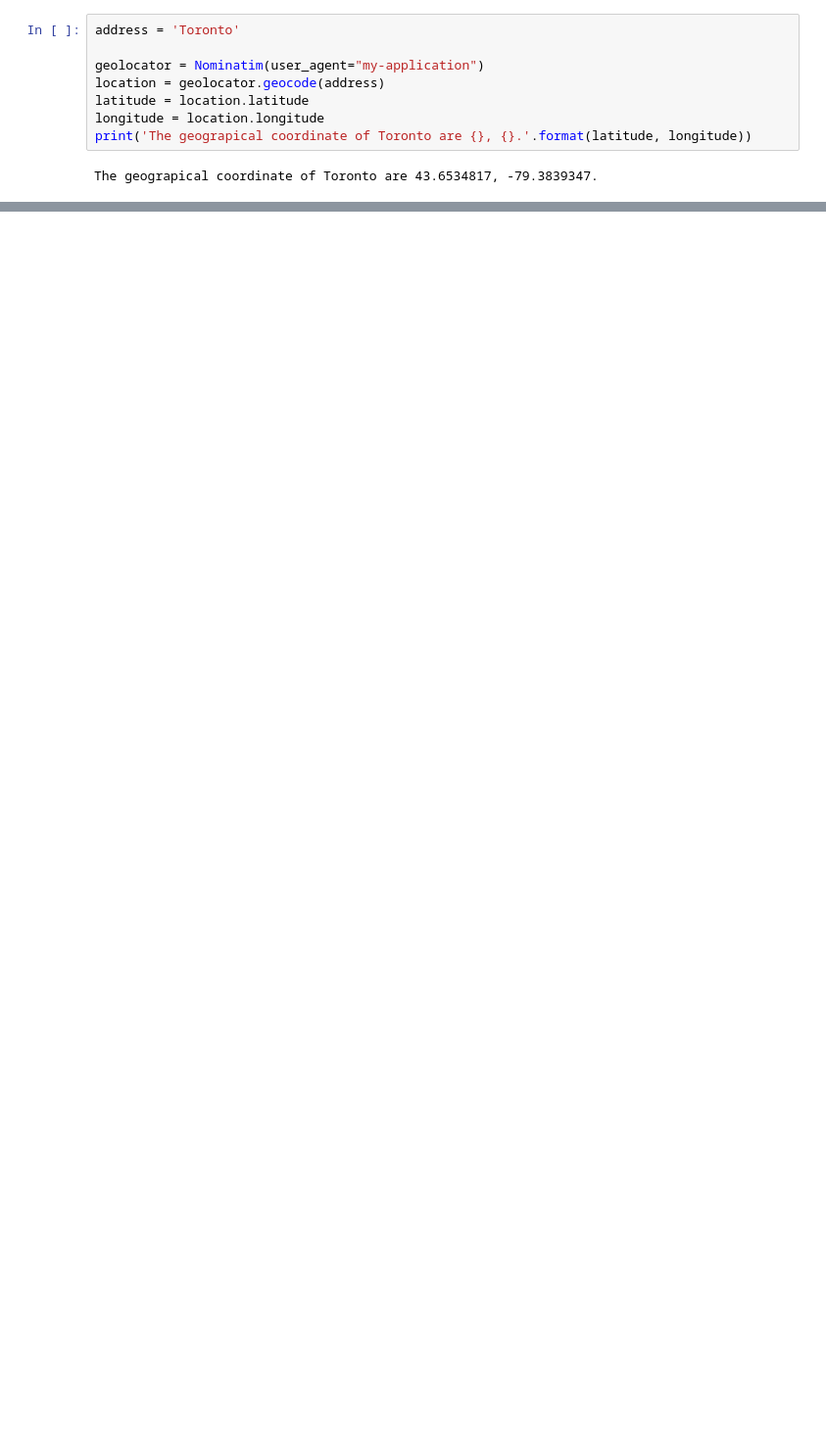
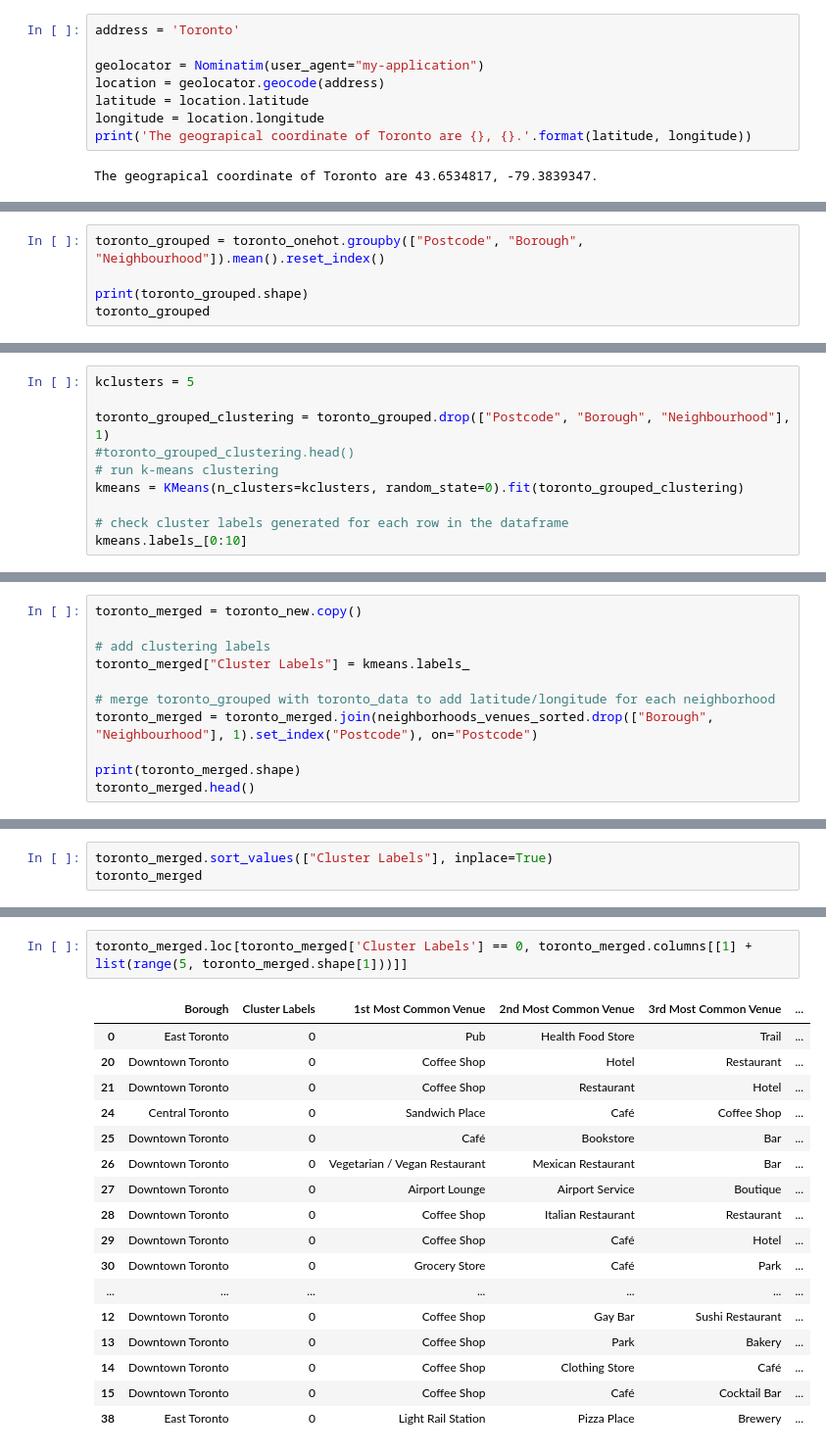
Before and after one commit to sujala111/Coursera_Capstone, a Jupyter notebook: Coursera_Capstone_Week3.ipynb, the cells around one changed output, grey strips where cells are left out. Shown at 98% size. Saved outputs shown, nothing was run; the diff lists cells and outputs as text; blank space fills up the shorter version.

```diff
--- a/Coursera_Capstone_Week3.ipynb
+++ b/Coursera_Capstone_Week3.ipynb
@@ -224,0 +388,5 @@ map_toronto
+# %%
+toronto_grouped = toronto_onehot.groupby(["Postcode", "Borough", "Neighbourhood"]).mean().reset_index()
+
+print(toronto_grouped.shape)
+toronto_grouped
@@ -224,0 +451,10 @@ map_toronto
+# %%
+kclusters = 5
+
+toronto_grouped_clustering = toronto_grouped.drop(["Postcode", "Borough", "Neighbourhood"], 1)
+#toronto_grouped_clustering.head()
+# run k-means clustering
+kmeans = KMeans(n_clusters=kclusters, random_state=0).fit(toronto_grouped_clustering)
+
+# check cluster labels generated for each row in the dataframe
+kmeans.labels_[0:10]
@@ -224,0 +463,11 @@ map_toronto
+# %%
+toronto_merged = toronto_new.copy()
+
+# add clustering labels
+toronto_merged["Cluster Labels"] = kmeans.labels_
+
+# merge toronto_grouped with toronto_data to add latitude/longitude for each neighborhood
+toronto_merged = toronto_merged.join(neighborhoods_venues_sorted.drop(["Borough", "Neighbourhood"], 1).set_index("Postcode"), on="Postcode")
+
+print(toronto_merged.shape)
+toronto_merged.head()
@@ -224,0 +482,3 @@ map_toronto
+# %%
+toronto_merged.sort_values(["Cluster Labels"], inplace=True)
+toronto_merged
@@ -224,0 +532,20 @@ map_toronto
+# %%
+toronto_merged.loc[toronto_merged['Cluster Labels'] == 0, toronto_merged.columns[[1] + list(range(5, toronto_merged.shape[1]))]]
+# %% [output]
+|  | Borough | Cluster Labels | 1st Most Common Venue | 2nd Most Common Venue | 3rd Most Common Venue | ... |
+| 0 | East Toronto | 0 | Pub | Health Food Store | Trail | ... |
+| 20 | Downtown Toronto | 0 | Coffee Shop | Hotel | Restaurant | ... |
+| 21 | Downtown Toronto | 0 | Coffee Shop | Restaurant | Hotel | ... |
+| 24 | Central Toronto | 0 | Sandwich Place | Café | Coffee Shop | ... |
+| 25 | Downtown Toronto | 0 | Café | Bookstore | Bar | ... |
+| 26 | Downtown Toronto | 0 | Vegetarian / Vegan Restaurant | Mexican Restaurant | Bar | ... |
+| 27 | Downtown Toronto | 0 | Airport Lounge | Airport Service | Boutique | ... |
+| 28 | Downtown Toronto | 0 | Coffee Shop | Italian Restaurant | Restaurant | ... |
+| 29 | Downtown Toronto | 0 | Coffee Shop | Café | Hotel | ... |
+| 30 | Downtown Toronto | 0 | Grocery Store | Café | Park | ... |
+| ... | ... | ... | ... | ... | ... | ... |
+| 12 | Downtown Toronto | 0 | Coffee Shop | Gay Bar | Sushi Restaurant | ... |
+| 13 | Downtown Toronto | 0 | Coffee Shop | Park | Bakery | ... |
+| 14 | Downtown Toronto | 0 | Coffee Shop | Clothing Store | Café | ... |
+| 15 | Downtown Toronto | 0 | Coffee Shop | Café | Cocktail Bar | ... |
+| 38 | East Toronto | 0 | Light Rail Station | Pizza Place | Brewery | ... |
```
Also changed, not shown: parts of 45 cells of this notebook.
